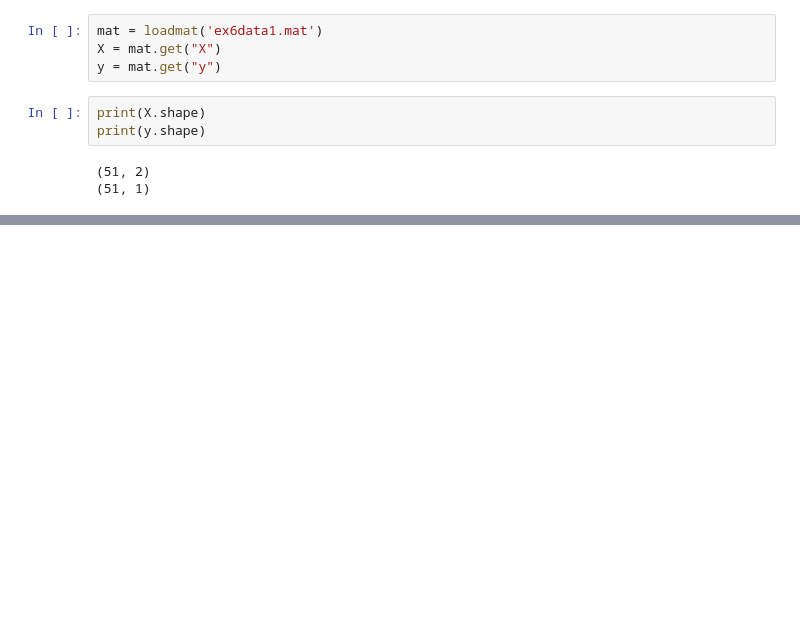
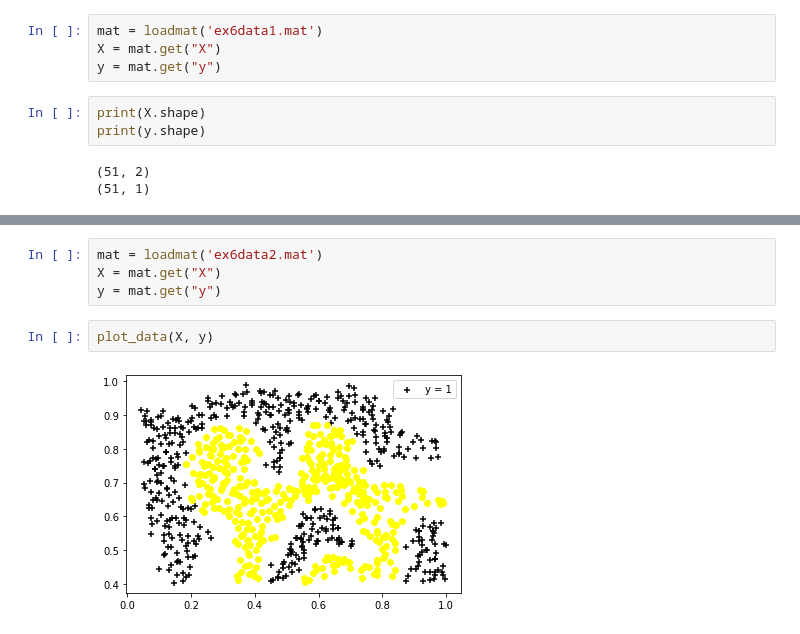
Before and after one commit to anamarsabi/Aprendizaje-Automatico-UCM, a Jupyter notebook: Practica 6/Practica6.ipynb, the cells around one changed output, grey strips where cells are left out. Saved outputs shown, nothing was run; the diff lists cells and outputs as text; blank space fills up the shorter version.

```diff
--- a/Practica 6/Practica6.ipynb
+++ b/Practica 6/Practica6.ipynb
@@ -22,0 +66,8 @@ AttributeError: 'numpy.ndarray' object has no attribute 'values'
+# %%
+mat = loadmat('ex6data2.mat')
+X = mat.get("X")
+y = mat.get("y")
+# %%
+plot_data(X, y)
+# %% [output]
+[figure, added]
```
Also changed, not shown: parts of 14 cells of this notebook, 2 other files.
